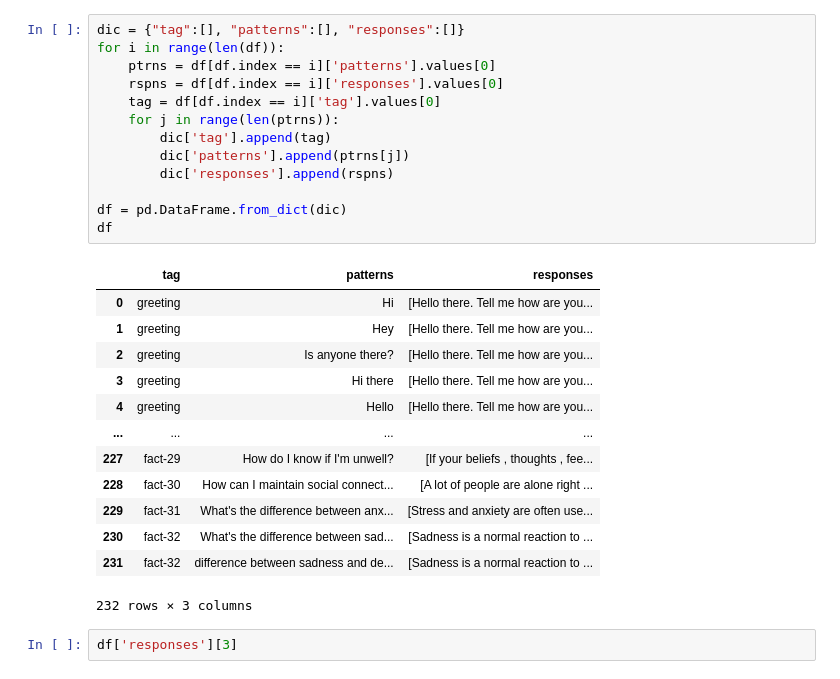
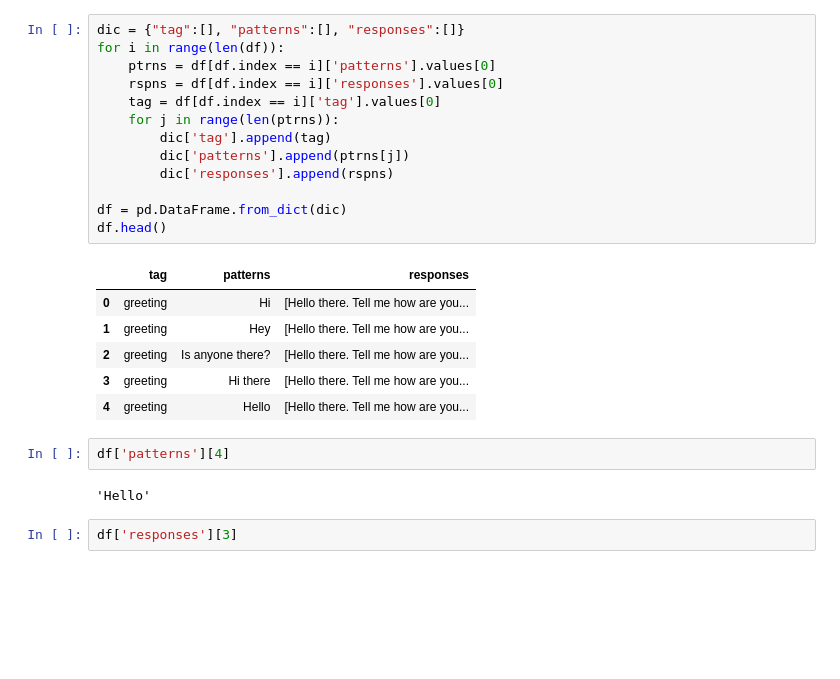
Before and after one commit to ShivangiG24/Mental-Health, a Jupyter notebook: math189-project-eda.ipynb, the cells around one changed output. Cells and saved outputs as stored; diff of their text form; blank space fills up the shorter version.

```diff
--- a/math189-project-eda.ipynb
+++ b/math189-project-eda.ipynb
@@ -72,30 +32,27 @@ df
 # %%
 dic = {"tag":[], "patterns":[], "responses":[]}
 for i in range(len(df)):
     ptrns = df[df.index == i]['patterns'].values[0]
     rspns = df[df.index == i]['responses'].values[0]
     tag = df[df.index == i]['tag'].values[0]
     for j in range(len(ptrns)):
         dic['tag'].append(tag)
         dic['patterns'].append(ptrns[j])
         dic['responses'].append(rspns)
 
 df = pd.DataFrame.from_dict(dic)
-df
+df.head()
 # %% [output]
 |  | tag | patterns | responses |
 | 0 | greeting | Hi | [Hello there. Tell me how are you... |
 | 1 | greeting | Hey | [Hello there. Tell me how are you... |
 | 2 | greeting | Is anyone there? | [Hello there. Tell me how are you... |
 | 3 | greeting | Hi there | [Hello there. Tell me how are you... |
 | 4 | greeting | Hello | [Hello there. Tell me how are you... |
-| ... | ... | ... | ... |
-| 227 | fact-29 | How do I know if I'm unwell? | [If your beliefs , thoughts , fee... |
-| 228 | fact-30 | How can I maintain social connect... | [A lot of people are alone right ... |
-| 229 | fact-31 | What's the difference between anx... | [Stress and anxiety are often use... |
-| 230 | fact-32 | What's the difference between sad... | [Sadness is a normal reaction to ... |
-| 231 | fact-32 | difference between sadness and de... | [Sadness is a normal reaction to ... |
-232 rows × 3 columns
+# %%
+df['patterns'][4]
+# %% [output]
+'Hello'
 # %%
 df['responses'][3]
 # %% [output]
```
Also changed, not shown: parts of 37 cells of this notebook.
